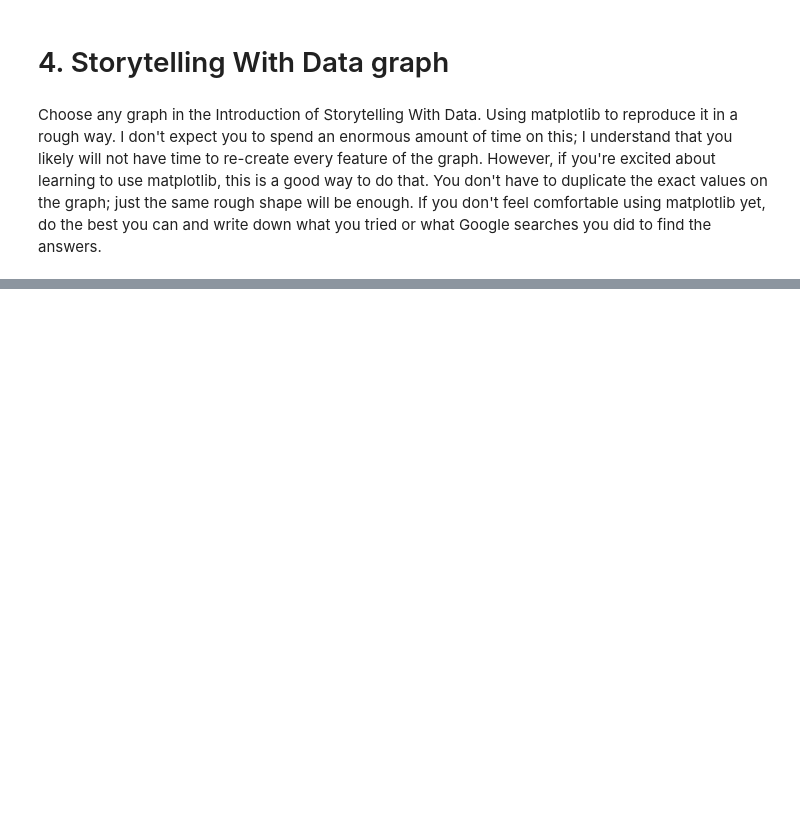
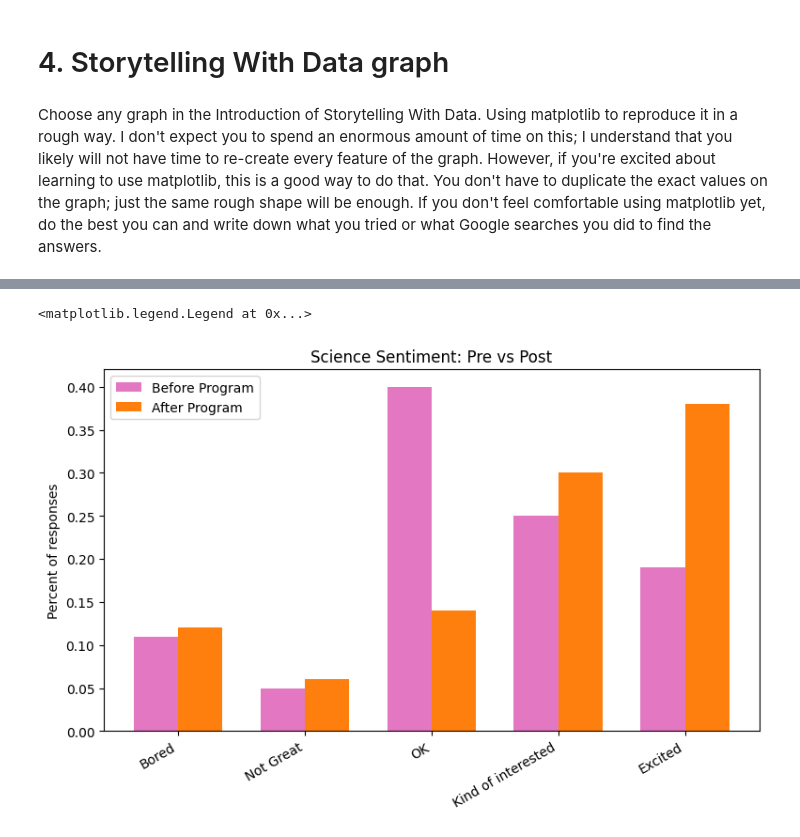
Before and after one commit to JonG-2025/Module-B-semester-2, a Jupyter notebook: Week1.ipynb, the cells around one changed output, grey strips where cells are left out. Cells and saved outputs as stored; diff of their text form; code cells hidden in the pictures; blank space fills up the shorter version.

```diff
--- a/Week1.ipynb
+++ b/Week1.ipynb
@@ -680,3 +680,9 @@ Text(0.5, 0, 'Birth Date')
 # 4. Storytelling With Data graph
 # %% [markdown]
 Choose any graph in the Introduction of Storytelling With Data.  Using matplotlib to reproduce it in a rough way.  I don't expect you to spend an enormous amount of time on this; I understand that you likely will not have time to re-create every feature of the graph.  However, if you're excited about learning to use matplotlib, this is a good way to do that.  You don't have to duplicate the exact values on the graph; just the same rough shape will be enough.  If you don't feel comfortable using matplotlib yet, do the best you can and write down what you tried or what Google searches you did to find the answers.
+# %%
+df_science_survey = pd.DataFrame({
+    "sentiment" : ["Bored", "Not Great", "OK", "Kind of interested", "Excited"],
+    "pre_survey" : [0.11, 0.05, 0.40, 0.25, 0.19],
+    "post_survey" : [0.12, 0.06, 0.14, 0.30, 0.38]
+})
@@ -682,0 +698,17 @@ Choose any graph in the Introduction of Storytelling With Data.  Using matplotli
+# %%
+x = np.arange(len(df_science_survey))
+width = 0.35
+
+fig, ax = plt.subplots(figsize=(9, 5))
+
+bars1 = ax.bar(x - width/2, df_science_survey['pre_survey'], width, label='Before Program', color='C6')
+bars2 = ax.bar(x + width/2, df_science_survey['post_survey'], width, label='After Program', color='C1')
+
+ax.set_xticks(x)
+ax.set_xticklabels(df_science_survey['sentiment'], rotation=30, ha='right')
+ax.set_ylabel('Percent of responses')
+ax.set_title('Science Sentiment: Pre vs Post')
+ax.legend()
+# %% [output]
+<matplotlib.legend.Legend at 0x...>
+[figure, added]
```
Also changed, not shown: parts of 1 cell of this notebook.
